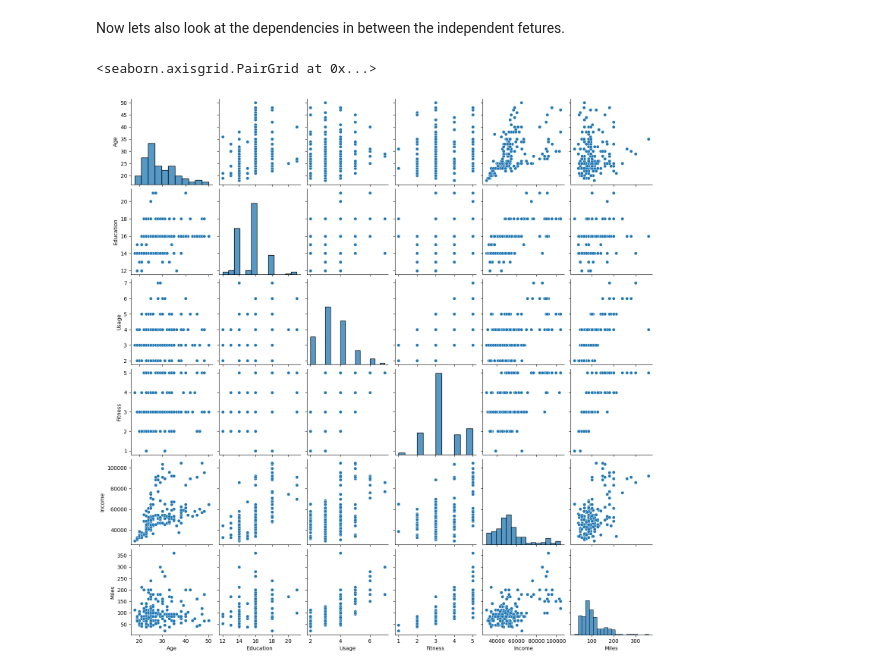
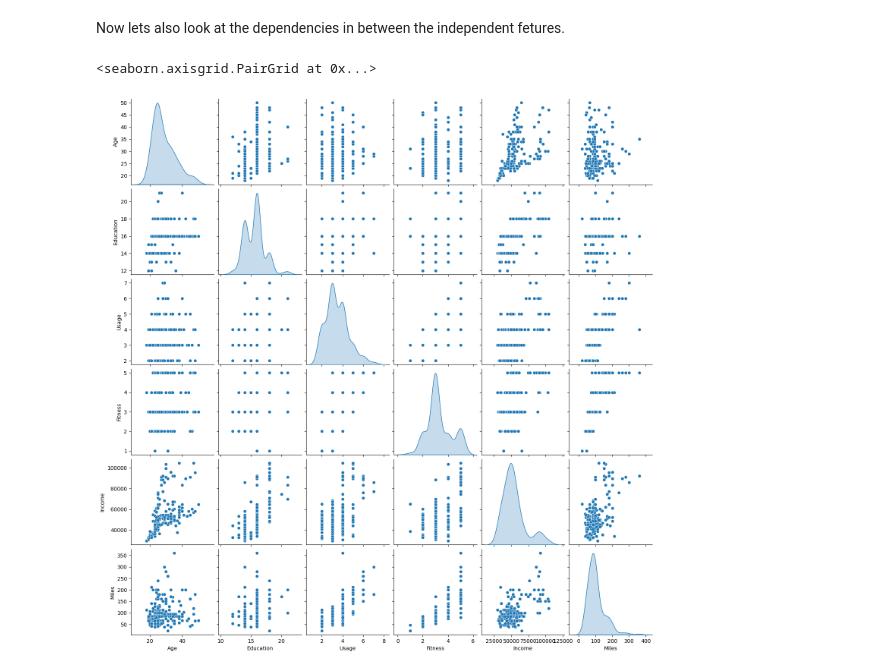
Before and after one commit to WRD397/Projects, a Jupyter notebook: Aerofill_Dataset/notebook.ipynb, the cells around one changed output. Saved outputs shown, nothing was run; the diff lists cells and outputs as text; code cells hidden in the pictures.

```diff
--- a/Aerofill_Dataset/notebook.ipynb
+++ b/Aerofill_Dataset/notebook.ipynb
@@ -255,8 +296,8 @@ corr[['Product_KP781']].sort_values(by = ['Product_KP781'], ascending = False)
 # %% [markdown]
 Now lets also look at the dependencies in between the independent fetures.
 # %%
-sns.pairplot(data = df)
+sns.pairplot(data = df, diag_kind = 'kde')
 # %% [output]
 <seaborn.axisgrid.PairGrid at 0x...>
-[figure, old version]
+[figure, new version]
 # %%
```
Also changed, not shown: parts of 19 cells of this notebook.
